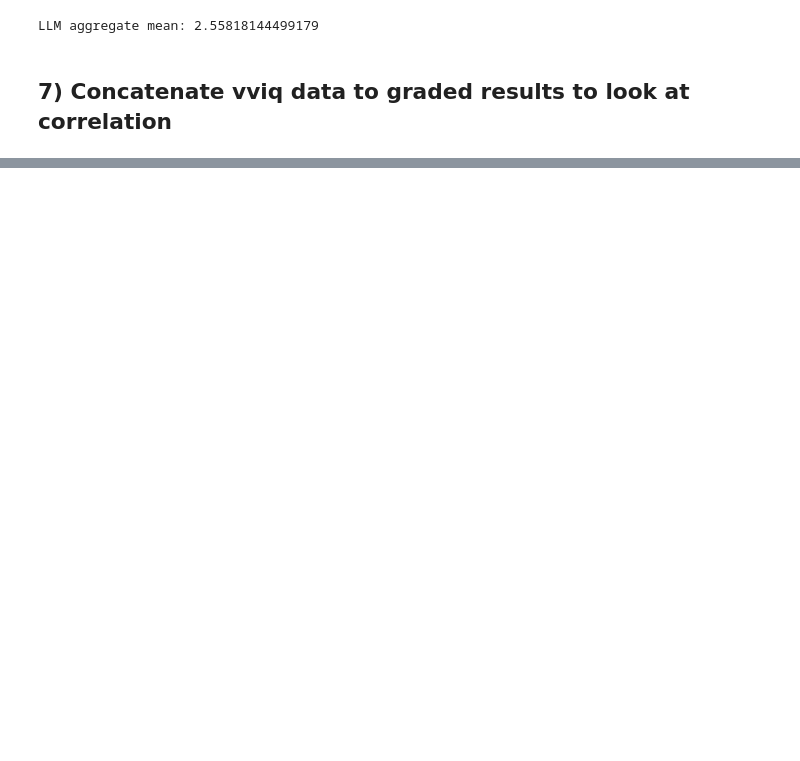
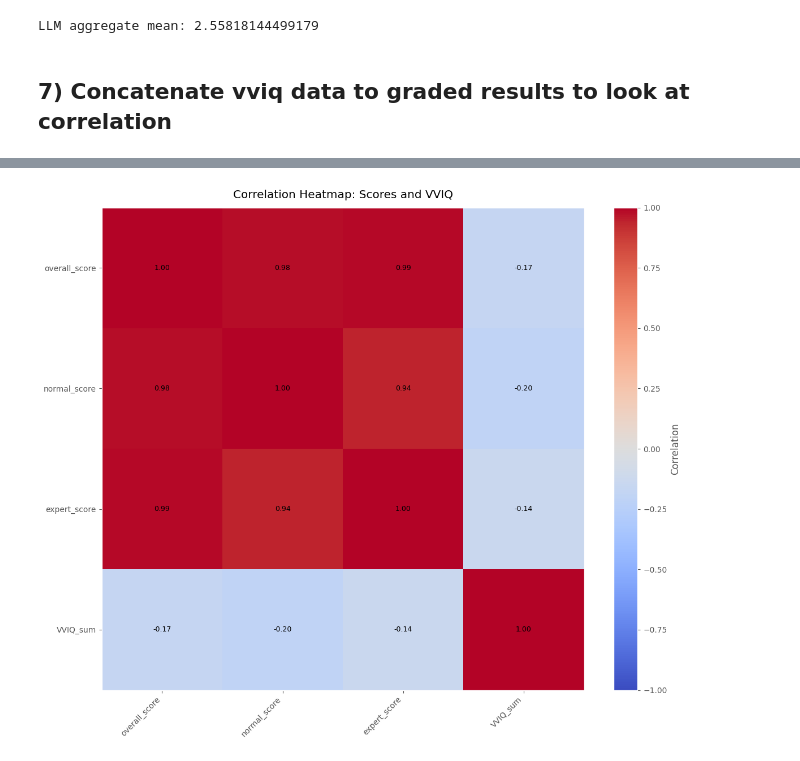
Before and after one commit to subjectivitylab/artificial_phantasia, a Jupyter notebook: data_analysis/data_analysis.ipynb, the cells around one changed output, grey strips where cells are left out. Saved outputs shown, nothing was run; the diff lists cells and outputs as text; code cells hidden in the pictures; blank space fills up the shorter version.

Commit message:
Some new plots

```diff
--- a/data_analysis/data_analysis.ipynb
+++ b/data_analysis/data_analysis.ipynb
@@ -1648,2 +1666,26 @@ corr_sum
+# %%
+num_cols = ["overall_score", "normal_score", "expert_score", "VVIQ_sum"]
+corr = corr_sum[num_cols].values
+fig, ax = plt.subplots(figsize=(14, 10))
+im = ax.imshow(corr, cmap='coolwarm', vmin=-1, vmax=1)
+
+ax.set_xticks(np.arange(len(num_cols)))
+ax.set_yticks(np.arange(len(num_cols)))
+ax.set_xticklabels(num_cols, rotation=45, ha='right')
+ax.set_yticklabels(num_cols)
+
+# Annotate cells
+for i in range(corr.shape[0]):
+    for j in range(corr.shape[1]):
+        ax.text(j, i, f"{corr[i, j]:.2f}", ha='center', va='center', color='black', fontsize=9)
+
+cbar = plt.colorbar(im, ax=ax, fraction=0.046, pad=0.04)
+cbar.set_label('Correlation', rotation=90)
+ax.set_title('Correlation Heatmap: Scores and VVIQ', pad=12)
+ax.grid(False)
+plt.tight_layout()
+plt.show()
+# %% [output]
+[figure, added]
 # %%
 corr_sum.to_csv("output_csvs/human_correlation_summary.csv")
```
Also changed, not shown: parts of 7 cells of this notebook, 6 other files.
